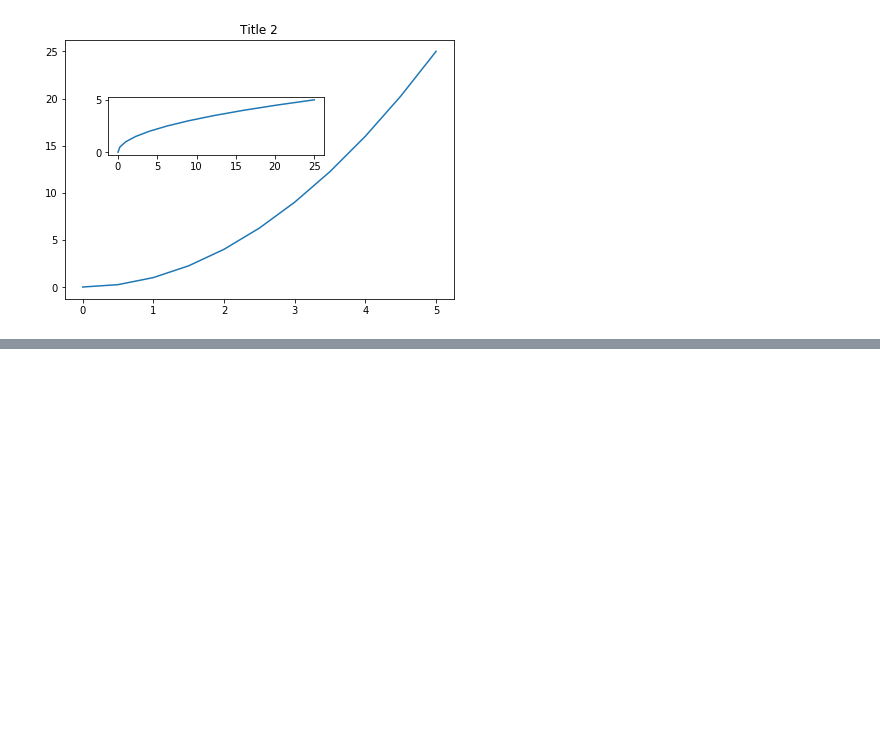
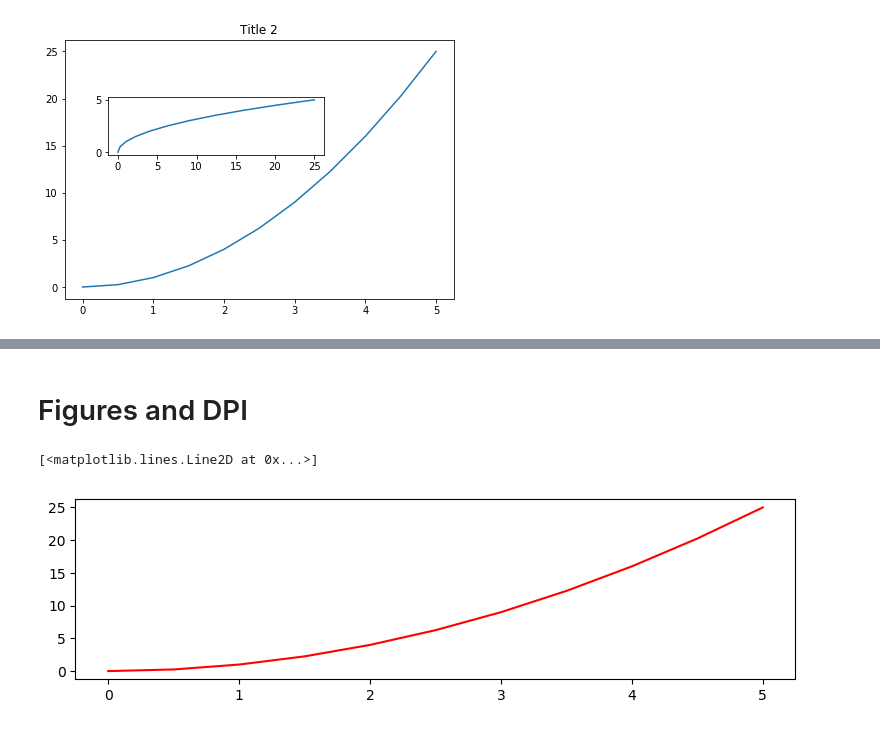
Before and after one commit to saksham1998/Complete-Python-3-Introduction, a Jupyter notebook: matplotlib.ipynb, the cells around one changed output, grey strips where cells are left out. Cells and saved outputs as stored; diff of their text form; code cells hidden in the pictures; blank space fills up the shorter version.

```diff
--- a/matplotlib.ipynb
+++ b/matplotlib.ipynb
@@ -51,0 +71,9 @@ Text(0.5,1,'Title 2')
+# %% [markdown]
+# Figures and DPI
+# %%
+fig = plt.figure(figsize=(8,2),dpi=100)#figsize is size of the figure in inches .DPI is Dots per Inch
+ax = fig.add_axes([.1,.1,.9,.9])
+ax.plot(x,y,'r')
+# %% [output]
+[<matplotlib.lines.Line2D at 0x...>]
+[figure, added]
```
Also changed, not shown: parts of 7 cells of this notebook, 1 other file.
